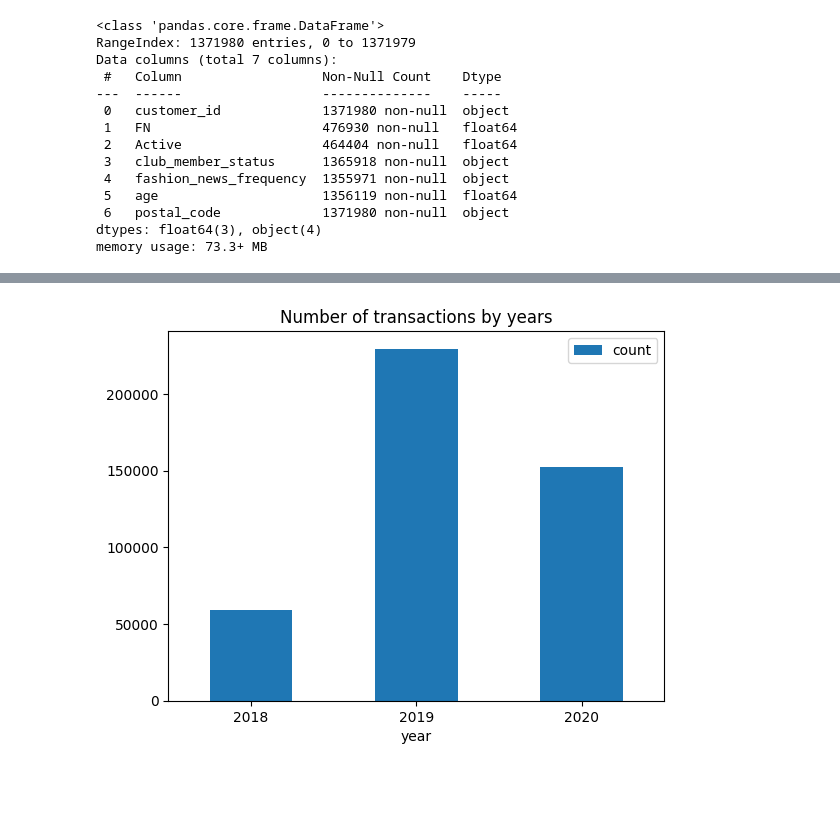
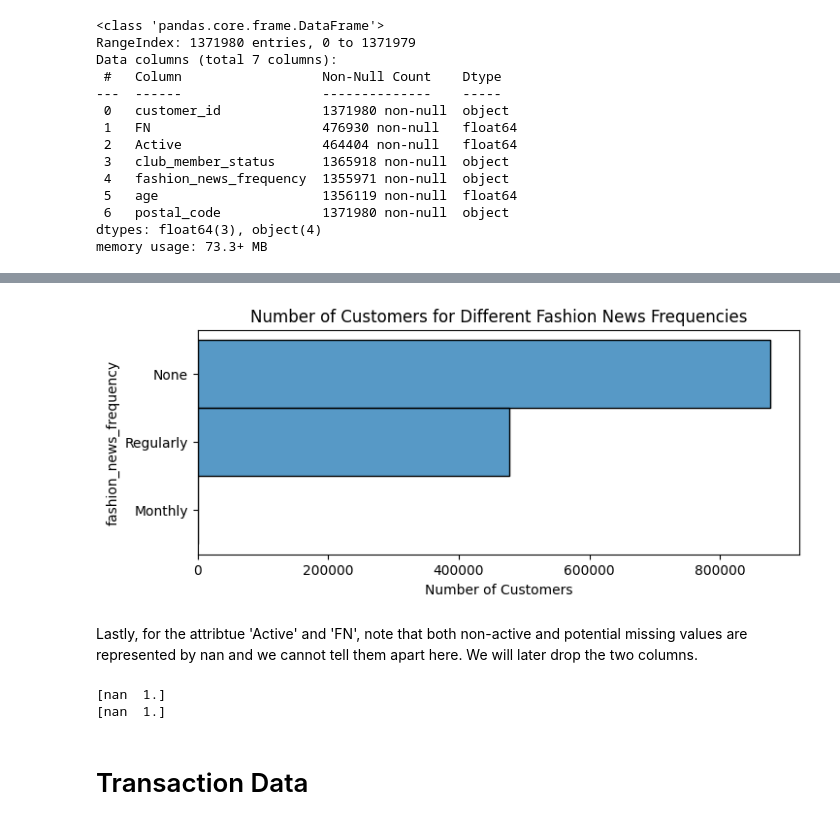
Before and after one commit to caoxi0312/FashionNet, a Jupyter notebook: ProjectEDA.ipynb, the cells around one changed output, grey strips where cells are left out. Drawn from its saved outputs; the diff is of its cells as text; code cells hidden in the pictures; blank space fills up the shorter version.

```diff
--- a/ProjectEDA.ipynb
+++ b/ProjectEDA.ipynb
@@ -311,4 +156,0 @@ See the caveats in the documentation: https://pandas.pydata.org/pandas-docs/stab
-# %%
-ax = count_by_year.plot.bar(x='year', y='count', rot=0, title='Number of transactions by years')
-# %% [output]
-[figure, removed]
@@ -316,0 +157,19 @@ filtered_transactions_df.to_csv("filtered_transactions.csv")
+# %%
+f, ax = plt.subplots(figsize=(8, 3))
+ax = sns.histplot(data=customers, y='fashion_news_frequency')
+ax.set_ylabel('fashion_news_frequency')
+ax.set_xlabel('Number of Customers')
+ax.set_title('Number of Customers for Different Fashion News Frequencies')
+plt.show()
+# %% [output]
+[figure, added]
+# %% [markdown]
+Lastly, for the attribtue 'Active' and 'FN', note that both non-active and potential missing values are represented by nan and we cannot tell them apart here. We will later drop the two columns.
+# %%
+print(customers['Active'].unique())
+print(customers['FN'].unique())
+# %% [output]
+[nan  1.]
+[nan  1.]
+# %% [markdown]
+# Transaction Data
```
Also changed, not shown: parts of 56 cells of this notebook, 3 other files.
